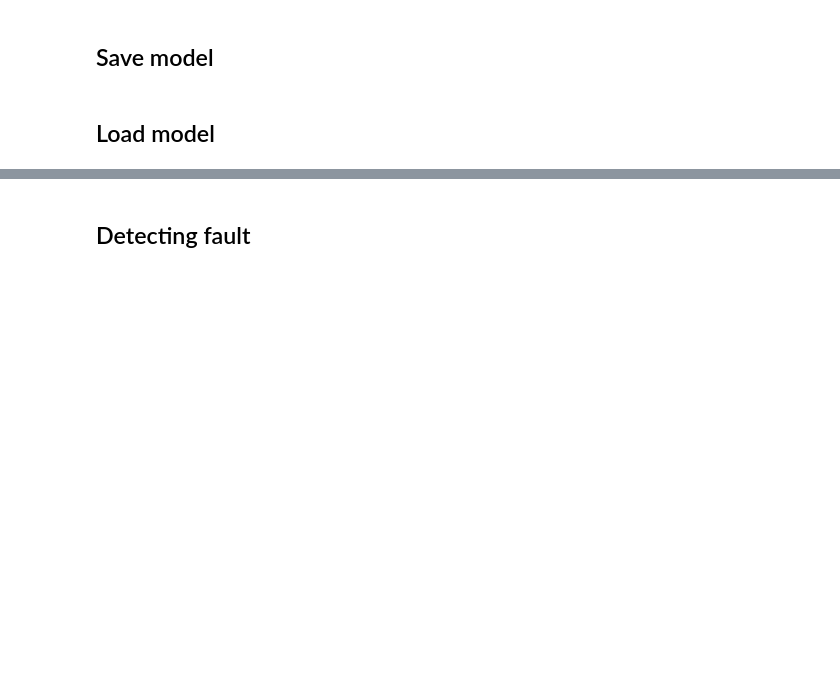
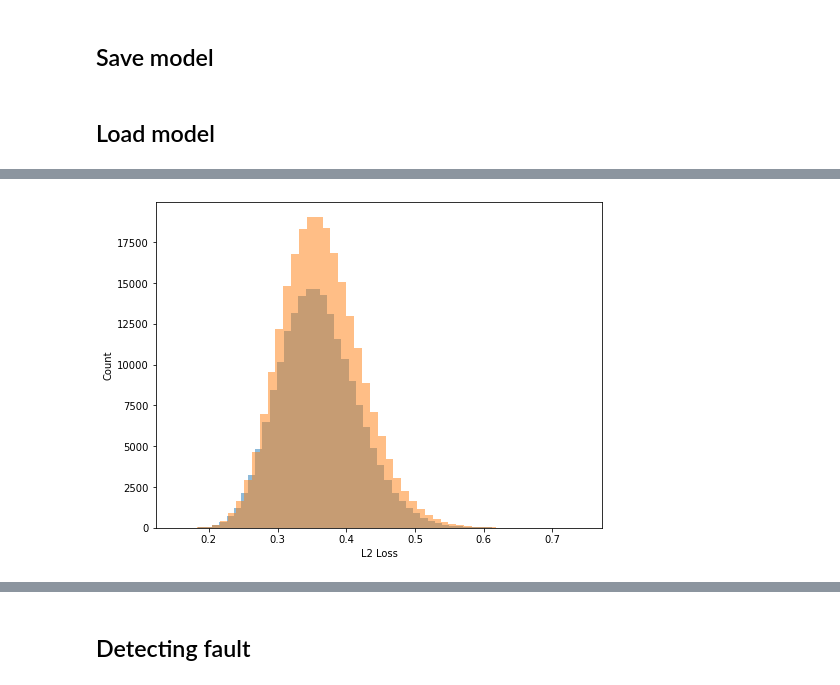
Before and after one commit to antonionicampos/anomaly-detection, a Jupyter notebook: lstm-autoencoder.ipynb, the cells around one changed output, grey strips where cells are left out. Saved outputs shown, nothing was run; the diff lists cells and outputs as text; code cells hidden in the pictures; blank space fills up the shorter version.

```diff
--- a/lstm-autoencoder.ipynb
+++ b/lstm-autoencoder.ipynb
@@ -157,0 +187,18 @@ print(train_loss.shape)
+# %%
+x_faulty = to_sequences(faulty, fault_number=3, fault=True)
+faulty_data = tf.cast(x_faulty, tf.float32)
+
+train_reconstructions = model.predict(train_data)
+faulty_reconstructions = model.predict(faulty_data)
+
+train_loss = tf.reduce_mean(tf.keras.metrics.mean_squared_error(train_reconstructions, train_data), 1).numpy()
+faulty_loss = tf.reduce_mean(tf.keras.metrics.mean_squared_error(faulty_reconstructions, faulty_data), 1).numpy()
+
+plt.figure(figsize=(8,6))
+plt.hist(train_loss, bins=50, alpha=0.5, label='valid_loss')
+plt.hist(faulty_loss, bins=50, alpha=0.5, label='faulty_loss')
+plt.xlabel("L2 Loss")
+plt.ylabel("Count")
+plt.show()
+# %% [output]
+[figure, added]
```
Also changed, not shown: parts of 25 cells of this notebook.
